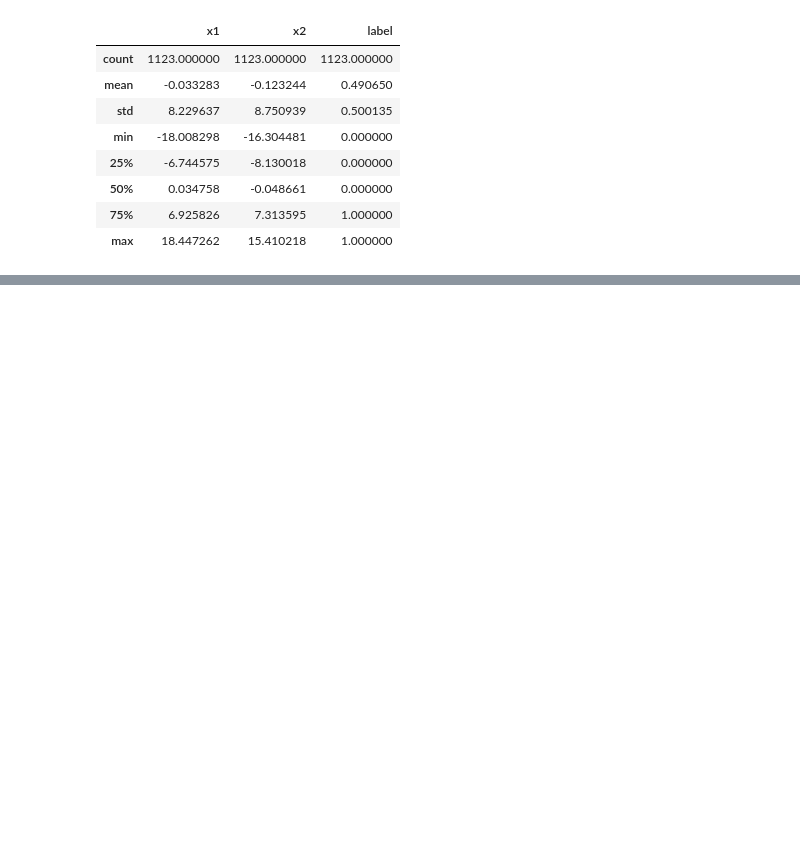
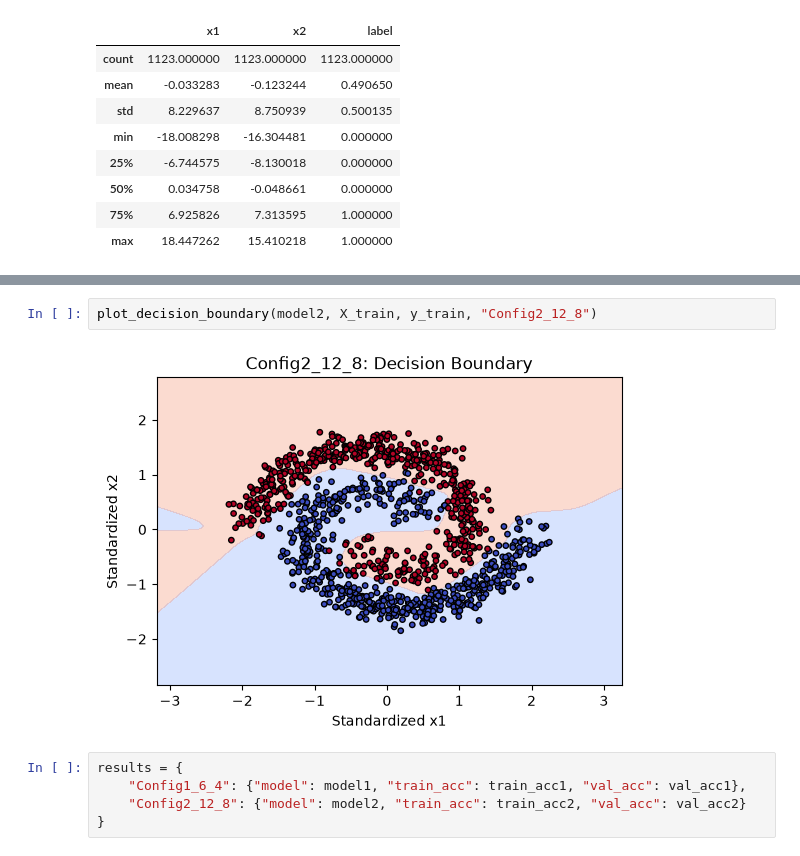
Before and after one commit to karywnl/deep-learning, a Jupyter notebook: lab2/lab2.ipynb, the cells around one changed output, grey strips where cells are left out. Drawn from its saved outputs; the diff is of its cells as text; blank space fills up the shorter version.

```diff
--- a/lab2/lab2.ipynb
+++ b/lab2/lab2.ipynb
@@ -80,0 +222,9 @@ tensor([[0.3994],
+# %%
+plot_decision_boundary(model2, X_train, y_train, "Config2_12_8")
+# %% [output]
+[figure, added]
+# %%
+results = {
+    "Config1_6_4": {"model": model1, "train_acc": train_acc1, "val_acc": val_acc1},
+    "Config2_12_8": {"model": model2, "train_acc": train_acc2, "val_acc": val_acc2}
+}
```
Also changed, not shown: parts of 28 cells of this notebook, 2 other files.
